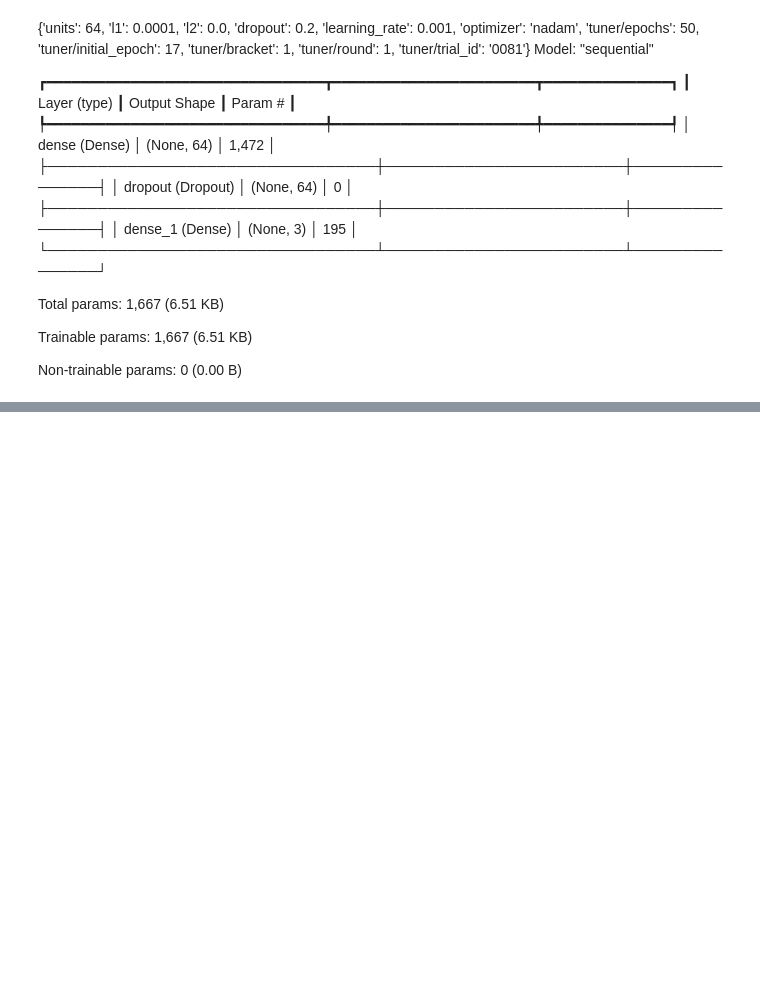
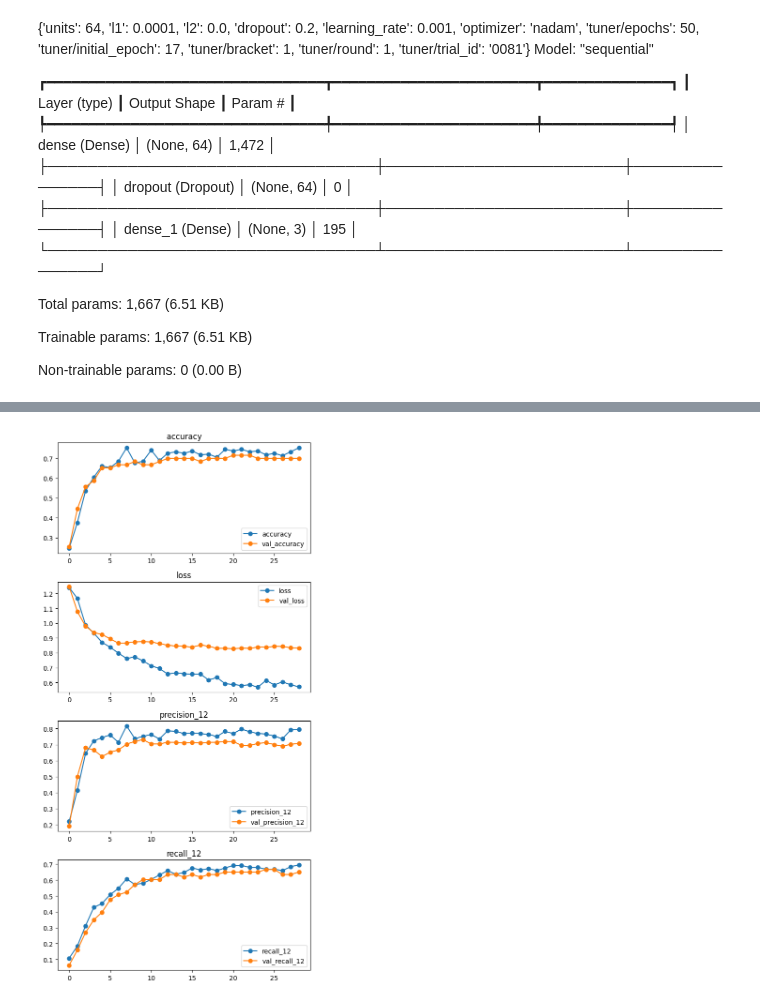
Before and after one commit to swirita/Cirrhosis-Prediction, a Jupyter notebook: Cirrhosis_Prediction.ipynb, the cells around one changed output, grey strips where cells are left out. Saved outputs shown, nothing was run; the diff lists cells and outputs as text; code cells hidden in the pictures; blank space fills up the shorter version.

```diff
--- a/Cirrhosis_Prediction.ipynb
+++ b/Cirrhosis_Prediction.ipynb
@@ -2328,0 +2404,4 @@ weighted avg       0.71      0.68      0.69       105
+# %%
+plot_history(history_selected);
+# %% [output]
+[figure, added]
```
Also changed, not shown: parts of 12 cells of this notebook.
